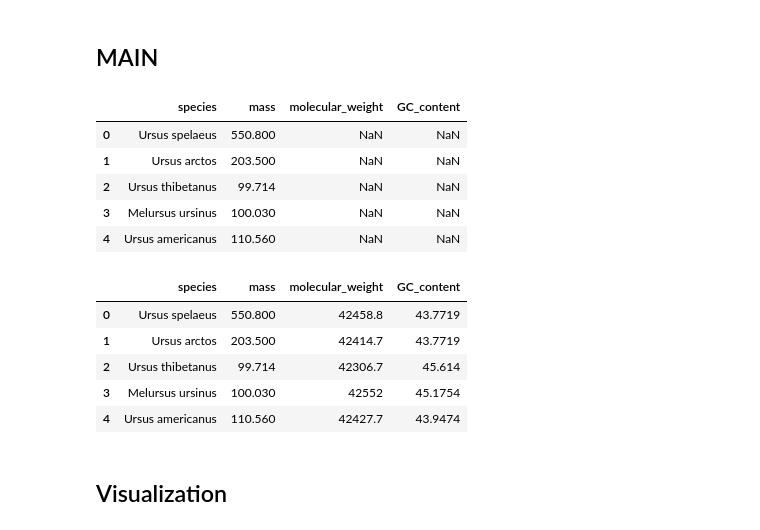
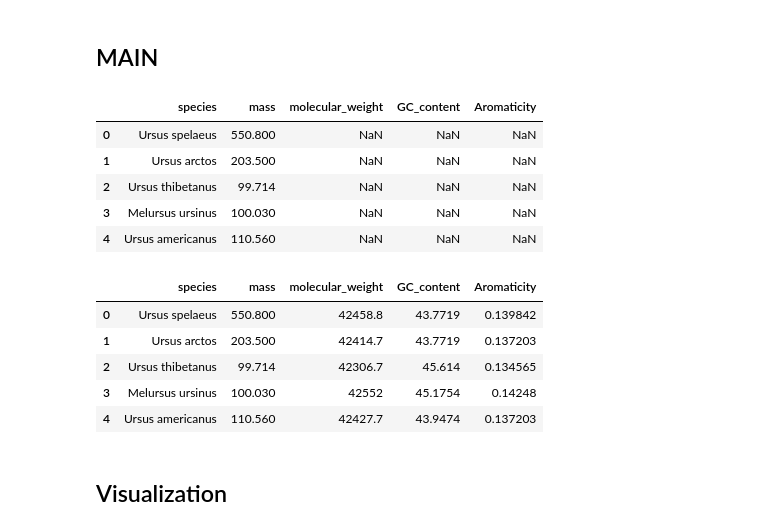
Before and after one commit to tnessel/NesseBCB546X-Python-Assignment, a Jupyter notebook: scripts/Nessel-Assignment-Notebook.ipynb, the cells around one changed output. Saved outputs shown, nothing was run; the diff lists cells and outputs as text; code cells hidden in the pictures.

```diff
--- a/scripts/Nessel-Assignment-Notebook.ipynb
+++ b/scripts/Nessel-Assignment-Notebook.ipynb
@@ -74,18 +81,20 @@ species_list = list(bears_df.species) # Create a new list of species names with
 # %%
 ## 6.
 bears_molec_df = bears_df.copy()  #Create a copy of the original df to avoid tampering with raw data
 for index, row in bears_molec_df.iterrows():   #Loop through the data frame, initializing a new column with value 'NAN'
     bears_molec_df.loc[index,'molecular_weight'] = "NaN"    #in each row
 for index, row in bears_molec_df.iterrows():
     bears_molec_df.loc[index,'GC_content'] = "NaN"
+for index, row in bears_molec_df.iterrows():        #BONUS
+    bears_molec_df.loc[index,'Aromaticity'] = "NaN" #BONUS
 bears_molec_df.head(5)  #Shows the current state of our copy
 # %% [output]
-|  | species | mass | molecular_weight | GC_content |
-| 0 | Ursus spelaeus | 550.800 | NaN | NaN |
-| 1 | Ursus arctos | 203.500 | NaN | NaN |
-| 2 | Ursus thibetanus | 99.714 | NaN | NaN |
-| 3 | Melursus ursinus | 100.030 | NaN | NaN |
-| 4 | Ursus americanus | 110.560 | NaN | NaN |
+|  | species | mass | molecular_weight | GC_content | Aromaticity |
+| 0 | Ursus spelaeus | 550.800 | NaN | NaN | NaN |
+| 1 | Ursus arctos | 203.500 | NaN | NaN | NaN |
+| 2 | Ursus thibetanus | 99.714 | NaN | NaN | NaN |
+| 3 | Melursus ursinus | 100.030 | NaN | NaN | NaN |
+| 4 | Ursus americanus | 110.560 | NaN | NaN | NaN |
 # %%
 ## 7.
 ## For loop to iterate through each species represented by a row, compute statistics from cytb_seqs,
@@ -99,19 +108,22 @@ for i in bears_molec_df.species:  #Gets you the names of the species in the bear
     molec_weight = compute_molecular_weight(aa_seq)
     #computes the GC content of the DNA sequence
     GC_seq = compute_GC_content(str(cytb_seqs[i]))
+    #BONUS
+    aroma = compute_aromaticity(aa_seq)
     #Write the values to the new columns
     bears_molec_df.iloc[row, bears_molec_df.columns.get_loc('molecular_weight')] = molec_weight
     bears_molec_df.iloc[row, bears_molec_df.columns.get_loc('GC_content')] = GC_seq
+    bears_molec_df.iloc[row, bears_molec_df.columns.get_loc('Aromaticity')] = aroma
     row += 1
 bears_molec_df.head(5)  #Shows the current state of our copy
 ## CITE: (https://stackoverflow.com/questions/31569384/set-value-for-particular-cell-in-pandas-dataframe-with-iloc)
 # %% [output]
-|  | species | mass | molecular_weight | GC_content |
-| 0 | Ursus spelaeus | 550.800 | 42458.8 | 43.7719 |
-| 1 | Ursus arctos | 203.500 | 42414.7 | 43.7719 |
-| 2 | Ursus thibetanus | 99.714 | 42306.7 | 45.614 |
-| 3 | Melursus ursinus | 100.030 | 42552 | 45.1754 |
-| 4 | Ursus americanus | 110.560 | 42427.7 | 43.9474 |
+|  | species | mass | molecular_weight | GC_content | Aromaticity |
+| 0 | Ursus spelaeus | 550.800 | 42458.8 | 43.7719 | 0.139842 |
+| 1 | Ursus arctos | 203.500 | 42414.7 | 43.7719 | 0.137203 |
+| 2 | Ursus thibetanus | 99.714 | 42306.7 | 45.614 | 0.134565 |
+| 3 | Melursus ursinus | 100.030 | 42552 | 45.1754 | 0.14248 |
+| 4 | Ursus americanus | 110.560 | 42427.7 | 43.9474 | 0.137203 |
 # %% [markdown]
 ## Visualization
 # %%
```
Also changed, not shown: parts of 2 cells of this notebook.
